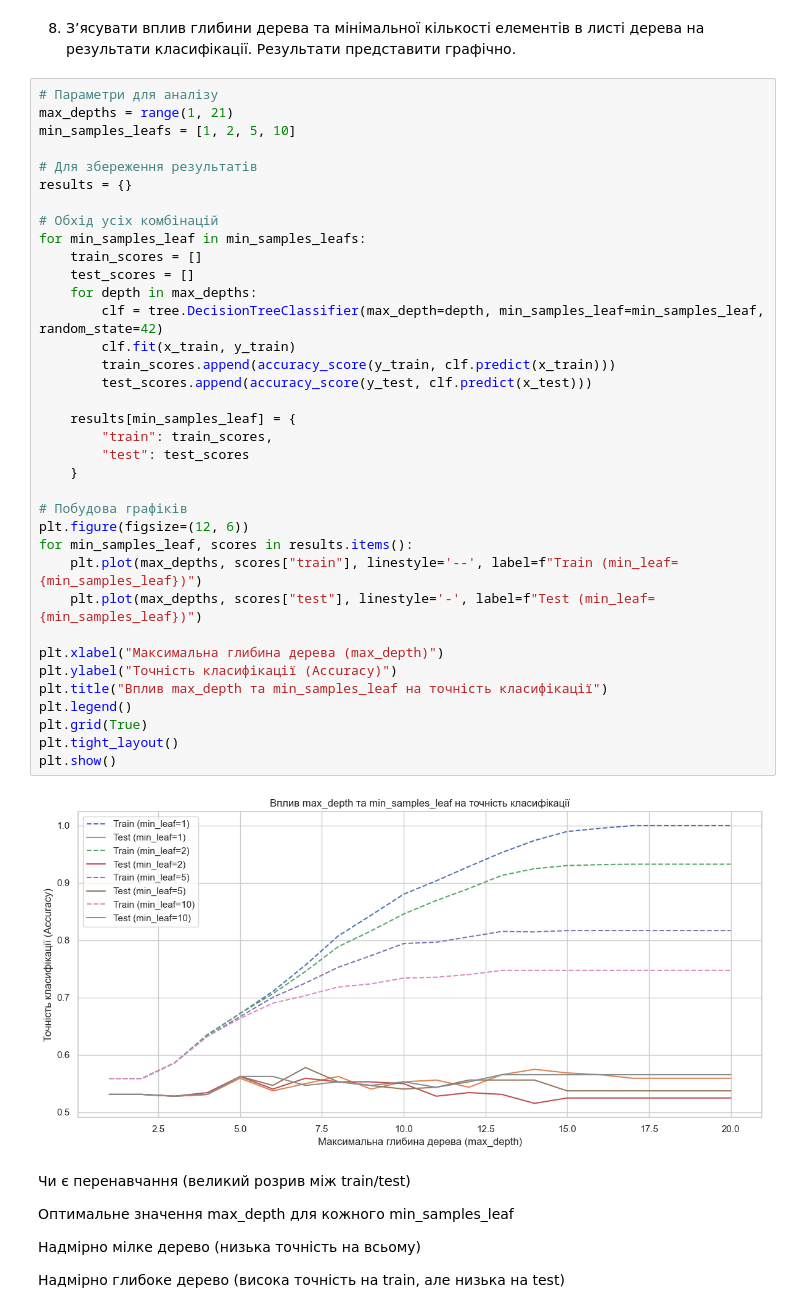
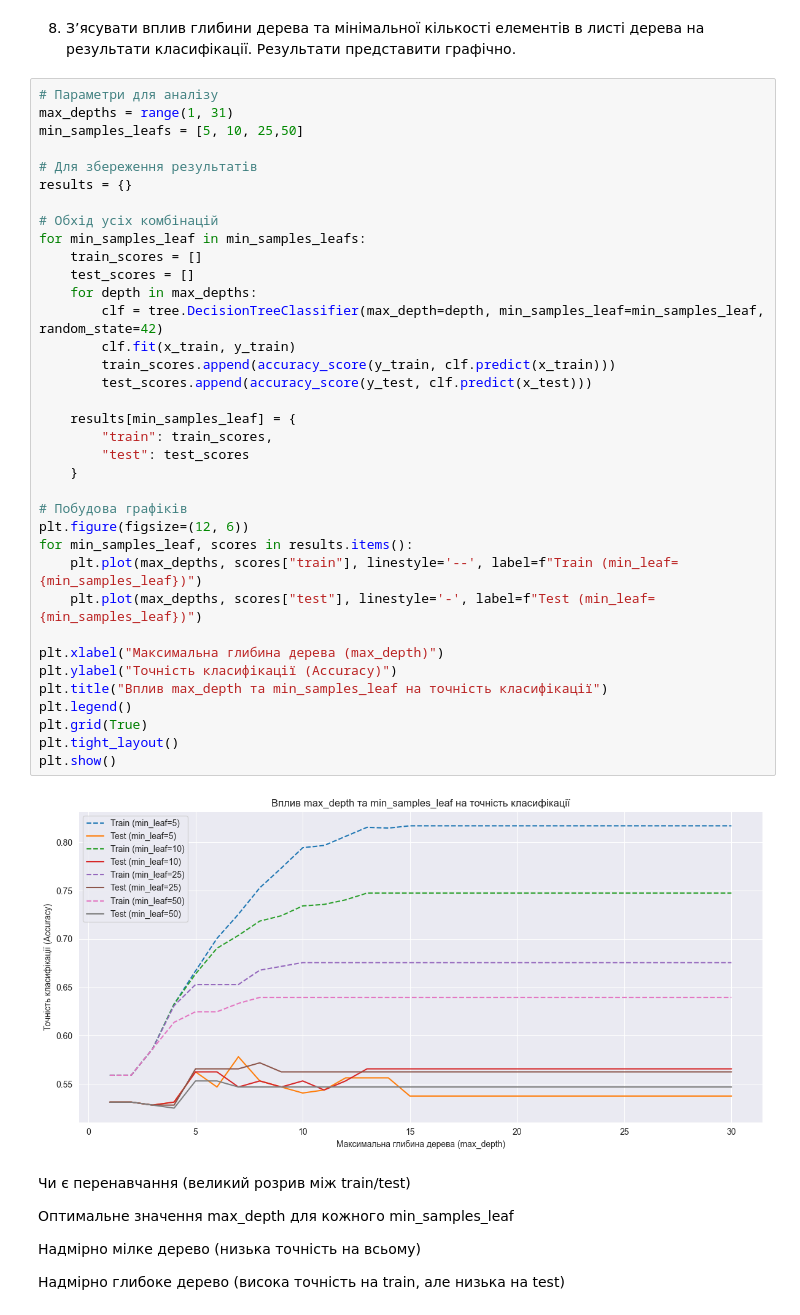
Before and after one commit to ValeriiaBaranivska/ML-2025, a Jupyter notebook: lab-3/ОМН-КМ23-2-Баранівська-ЛР3.ipynb, the cells around one changed output. Cells and saved outputs as stored; diff of their text form.

```diff
--- a/lab-3/ОМН-КМ23-2-Баранівська-ЛР3.ipynb
+++ b/lab-3/ОМН-КМ23-2-Баранівська-ЛР3.ipynb
@@ -262,42 +264,42 @@ plt.show()
 графічно.
 # %%
 # Параметри для аналізу
-max_depths = range(1, 21)
-min_samples_leafs = [1, 2, 5, 10]
+max_depths = range(1, 31)
+min_samples_leafs = [5, 10, 25,50]
 
 # Для збереження результатів
 results = {}
 
 # Обхід усіх комбінацій
 for min_samples_leaf in min_samples_leafs:
     train_scores = []
     test_scores = []
     for depth in max_depths:
         clf = tree.DecisionTreeClassifier(max_depth=depth, min_samples_leaf=min_samples_leaf, random_state=42)
         clf.fit(x_train, y_train)
         train_scores.append(accuracy_score(y_train, clf.predict(x_train)))
         test_scores.append(accuracy_score(y_test, clf.predict(x_test)))
 
     results[min_samples_leaf] = {
         "train": train_scores,
         "test": test_scores
     }
 
 # Побудова графіків
 plt.figure(figsize=(12, 6))
 for min_samples_leaf, scores in results.items():
     plt.plot(max_depths, scores["train"], linestyle='--', label=f"Train (min_leaf={min_samples_leaf})")
     plt.plot(max_depths, scores["test"], linestyle='-', label=f"Test (min_leaf={min_samples_leaf})")
 
 plt.xlabel("Максимальна глибина дерева (max_depth)")
 plt.ylabel("Точність класифікації (Accuracy)")
 plt.title("Вплив max_depth та min_samples_leaf на точність класифікації")
 plt.legend()
 plt.grid(True)
 plt.tight_layout()
 plt.show()
 # %% [output]
-[figure, old version]
+[figure, new version]
 # %% [markdown]
 Чи є перенавчання (великий розрив між train/test)
 
```
Also changed, not shown: parts of 1 cell of this notebook, 1 other file.
